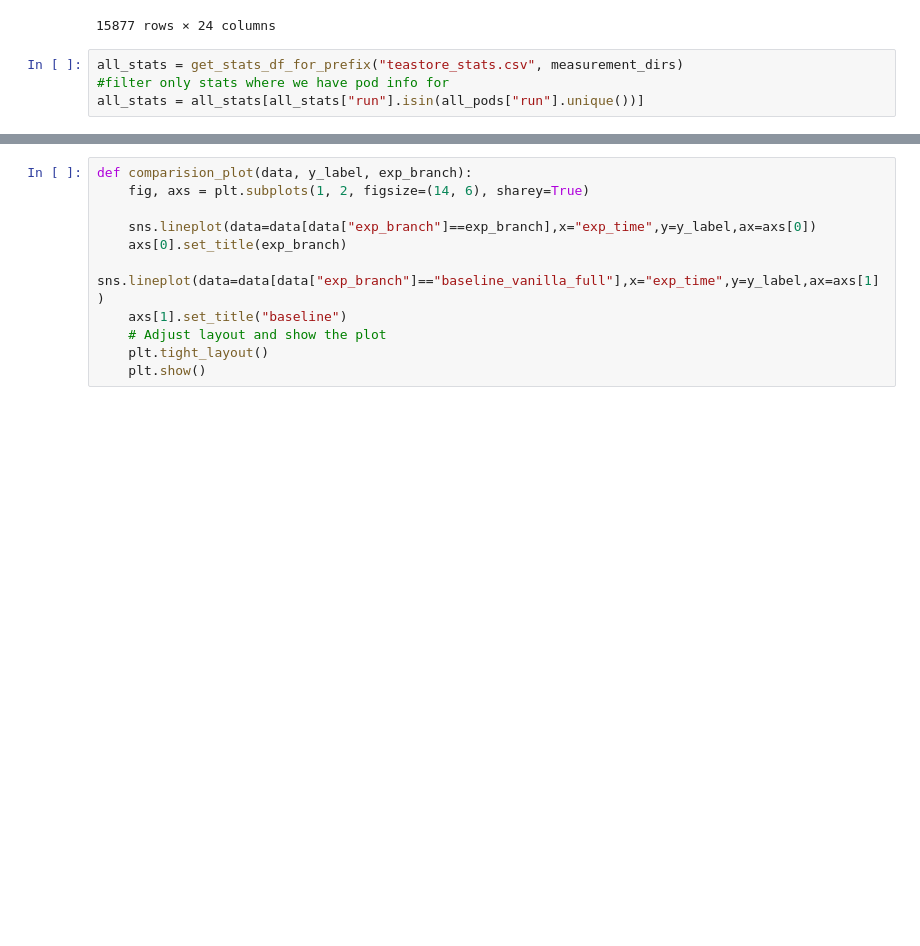
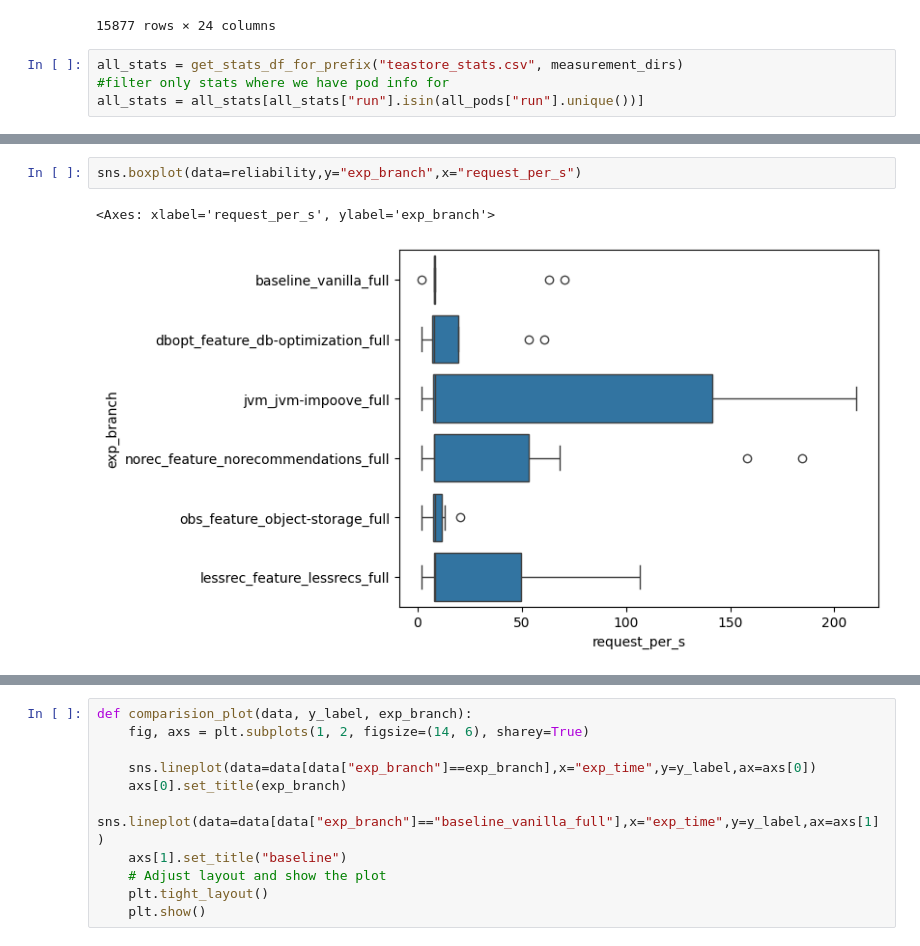
Before and after one commit to clue2-sose25/Clue2, a Jupyter notebook: eval3000.basti.ipynb, the cells around one changed output, grey strips where cells are left out. Drawn from its saved outputs; the diff is of its cells as text; blank space fills up the shorter version.

```diff
--- a/eval3000.basti.ipynb
+++ b/eval3000.basti.ipynb
@@ -239 +229,6 @@ reliability
+# %%
+sns.boxplot(data=reliability,y="exp_branch",x="request_per_s")
+# %% [output]
+<Axes: xlabel='request_per_s', ylabel='exp_branch'>
+[figure, added]
 # %%
```
Also changed, not shown: parts of 10 cells of this notebook.
